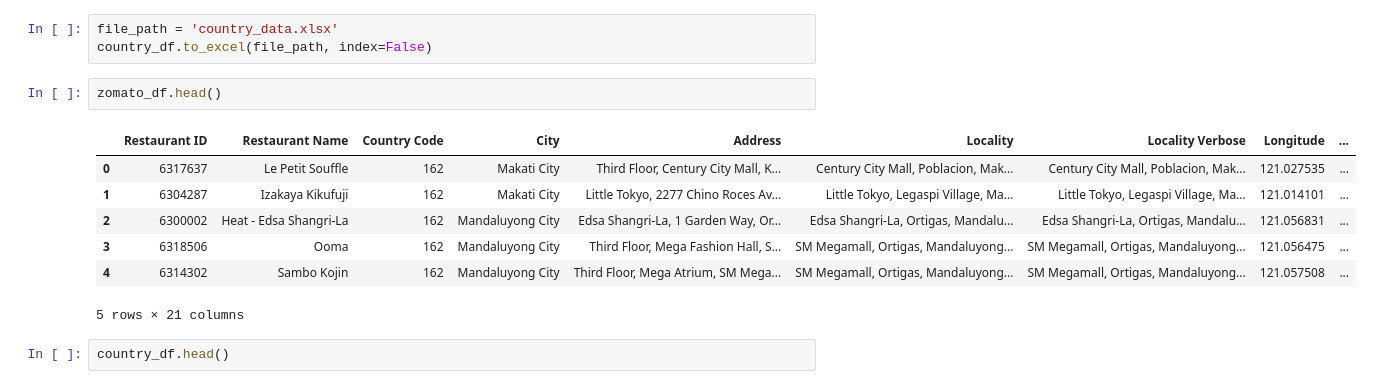
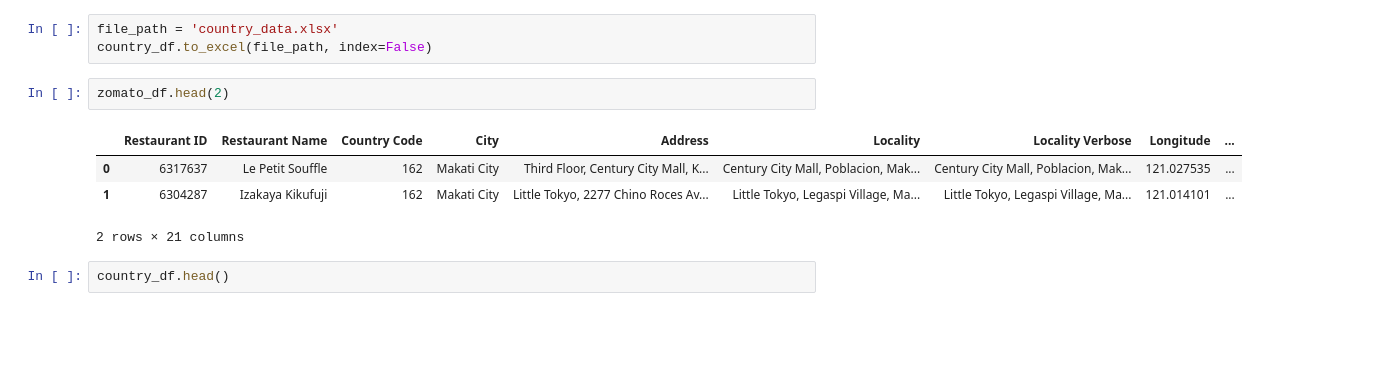
Before and after one commit to DIVYA-SANDEEP/ZomatoAnalysis, a Jupyter notebook: Zomato.ipynb, the cells around one changed output. Drawn from its saved outputs; the diff is of its cells as text; blank space fills up the shorter version.

```diff
--- a/Zomato.ipynb
+++ b/Zomato.ipynb
@@ -17,15 +20,12 @@ country_df = pd.read_excel(country_code_url, engine='openpyxl')
 file_path = 'country_data.xlsx'
 country_df.to_excel(file_path, index=False)
 # %%
-zomato_df.head()
+zomato_df.head(2)
 # %% [output]
 |  | Restaurant ID | Restaurant Name | Country Code | City | Address | Locality | Locality Verbose | Longitude | ... |
 | 0 | 6317637 | Le Petit Souffle | 162 | Makati City | Third Floor, Century City Mall, K... | Century City Mall, Poblacion, Mak... | Century City Mall, Poblacion, Mak... | 121.027535 | ... |
 | 1 | 6304287 | Izakaya Kikufuji | 162 | Makati City | Little Tokyo, 2277 Chino Roces Av... | Little Tokyo, Legaspi Village, Ma... | Little Tokyo, Legaspi Village, Ma... | 121.014101 | ... |
-| 2 | 6300002 | Heat - Edsa Shangri-La | 162 | Mandaluyong City | Edsa Shangri-La, 1 Garden Way, Or... | Edsa Shangri-La, Ortigas, Mandalu... | Edsa Shangri-La, Ortigas, Mandalu... | 121.056831 | ... |
-| 3 | 6318506 | Ooma | 162 | Mandaluyong City | Third Floor, Mega Fashion Hall, S... | SM Megamall, Ortigas, Mandaluyong... | SM Megamall, Ortigas, Mandaluyong... | 121.056475 | ... |
-| 4 | 6314302 | Sambo Kojin | 162 | Mandaluyong City | Third Floor, Mega Atrium, SM Mega... | SM Megamall, Ortigas, Mandaluyong... | SM Megamall, Ortigas, Mandaluyong... | 121.057508 | ... |
-5 rows × 21 columns
+2 rows × 21 columns
 # %%
 country_df.head()
 # %% [output]
```
Also changed, not shown: parts of 22 cells of this notebook, 4 other files.
